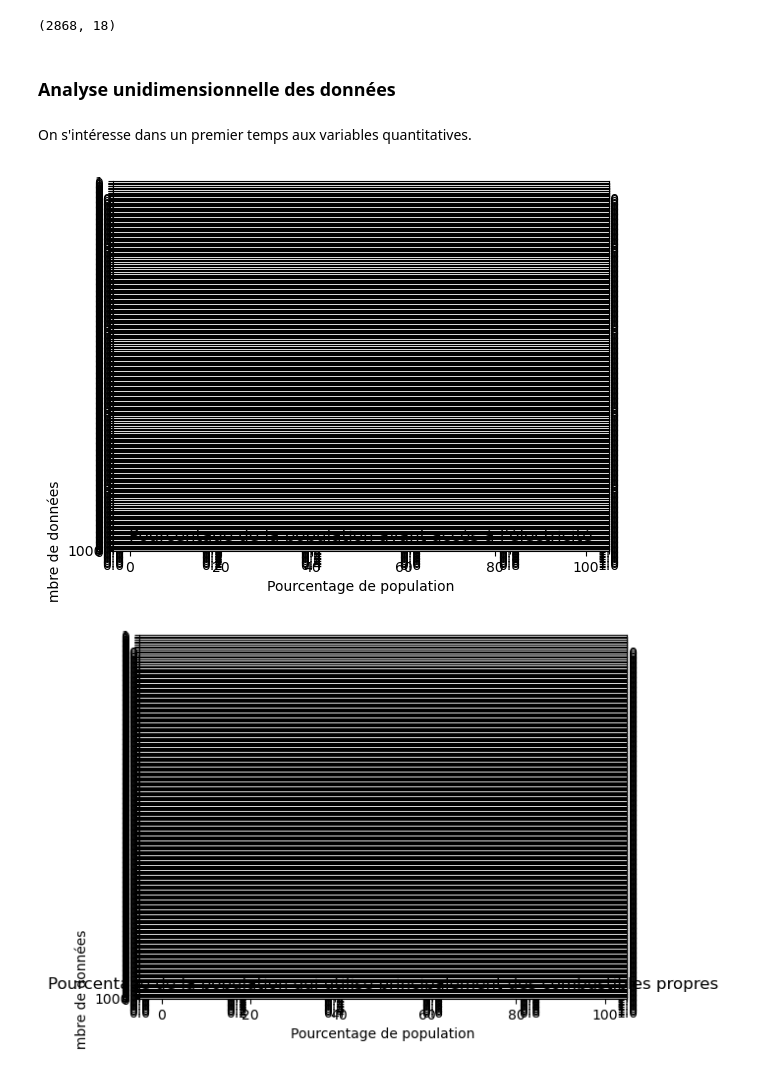
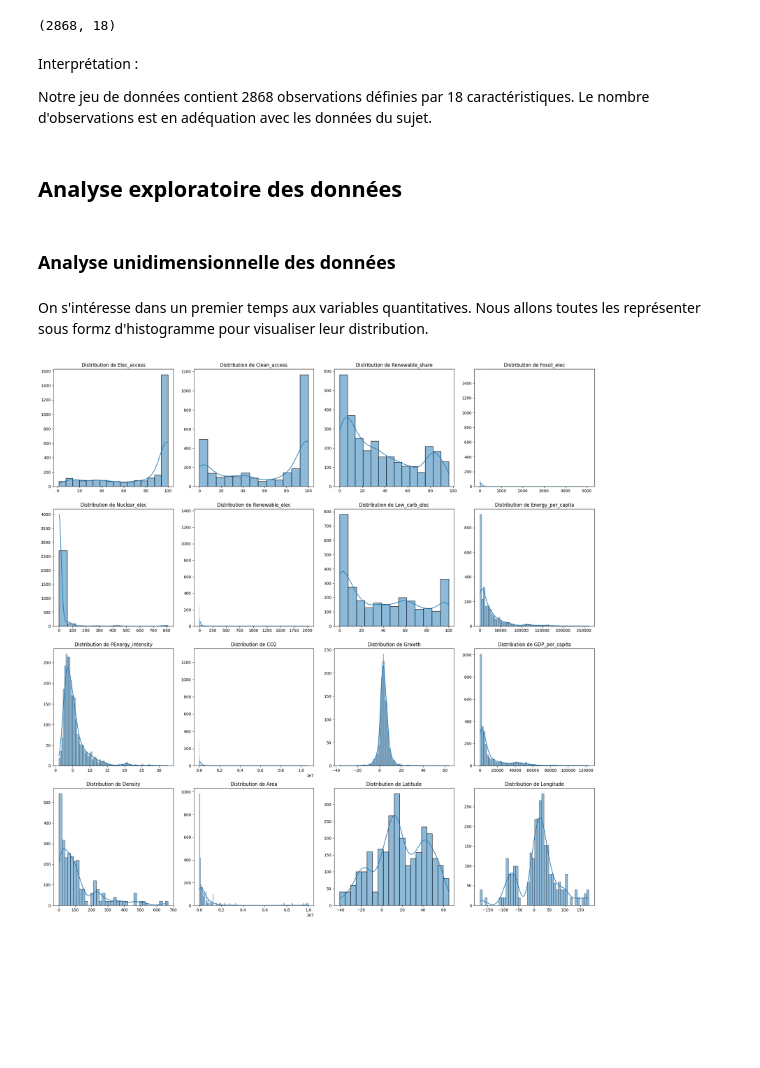
Before and after one commit to manonjulia/ProjetML, a Jupyter notebook: Comment.ipynb, the cells around one changed output. Cells and saved outputs as stored; diff of their text form; code cells hidden in the pictures; blank space fills up the shorter version.

Commit message:
Analyse exploratoire des données et interprétation

```diff
--- a/Comment.ipynb
+++ b/Comment.ipynb
@@ -172,40 +221,38 @@ data = data.dropna(axis = 0, how = 'any')
 data.shape #(2868, 18)
 # %% [output]
 (2868, 18)
+# %% [markdown]
+Interprétation :
+
+Notre jeu de données contient 2868 observations définies par 18 caractéristiques. Le nombre d'observations est en adéquation avec les données du sujet.
+# %% [markdown]
+## Analyse exploratoire des données
 # %% [markdown]
 ### Analyse unidimensionnelle des données
 # %% [markdown]
-On s'intéresse dans un premier temps aux variables quantitatives.
+On s'intéresse dans un premier temps aux variables quantitatives. Nous allons toutes les représenter sous formz d'histogramme pour visualiser leur distribution.
 # %%
-plt.subplots(221)
+# Définir la taille de la figure pour les subplots
+plt.figure(figsize=(20, 20))
 
-data["Elec_access"].hist()
-plt.title("Pourcentage de la population ayant accès à l'électricité")
-plt.xlabel("Pourcentage de population")
-plt.ylabel("Nombre de données")
+# Sélectionner les colonnes numériques pour la visualisation
+numeric_columns = data.select_dtypes(include=['float64', 'int64']).columns
+num_plots = len(numeric_columns)
 
-plt.subplots(222)
+# Définir le nombre de colonnes et de lignes pour les subplots
+n_cols = 4
+n_rows = (num_plots + n_cols - 1) // n_cols  # Arrondir à l'entier supérieur pour s'assurer d'avoir assez de lignes
 
-data["Clean_access"].hist()
-plt.title("Pourcentage de la population qui utilise principalement des combustibles propres")
-plt.xlabel("Pourcentage de population")
-plt.ylabel("Nombre de données")
+# Créer un subplot pour chaque variable quantitative
+for i, column in enumerate(numeric_columns, start=1):
+    plt.subplot(n_rows, n_cols, i)
+    sns.histplot(data[column], kde=True)
+    plt.title(f'Distribution de {column}')
+    plt.xlabel('')
+    plt.ylabel('')
 
-plt.subplots(223)
-
-data["Renewable_share"].hist()
-plt.title("Capacité installée d’énergie renouvelable par personne")
-plt.xlabel("Capacité")
-plt.ylabel("Nombre de données")
-
-plt.subplots(224)
-
-data["Entity"].hist()
-plt.title("Répartition des données par pays")
-plt.xlabel("Pays")
-plt.ylabel("Nombre de données")
-
+# Ajuster l'espacement entre les subplots pour une meilleure lisibilité
+plt.tight_layout()
 plt.show()
 # %% [output]
-[figure, old version]
+[figure, new version]
-[figure, removed]
```
Also changed, not shown: parts of 45 cells of this notebook.
